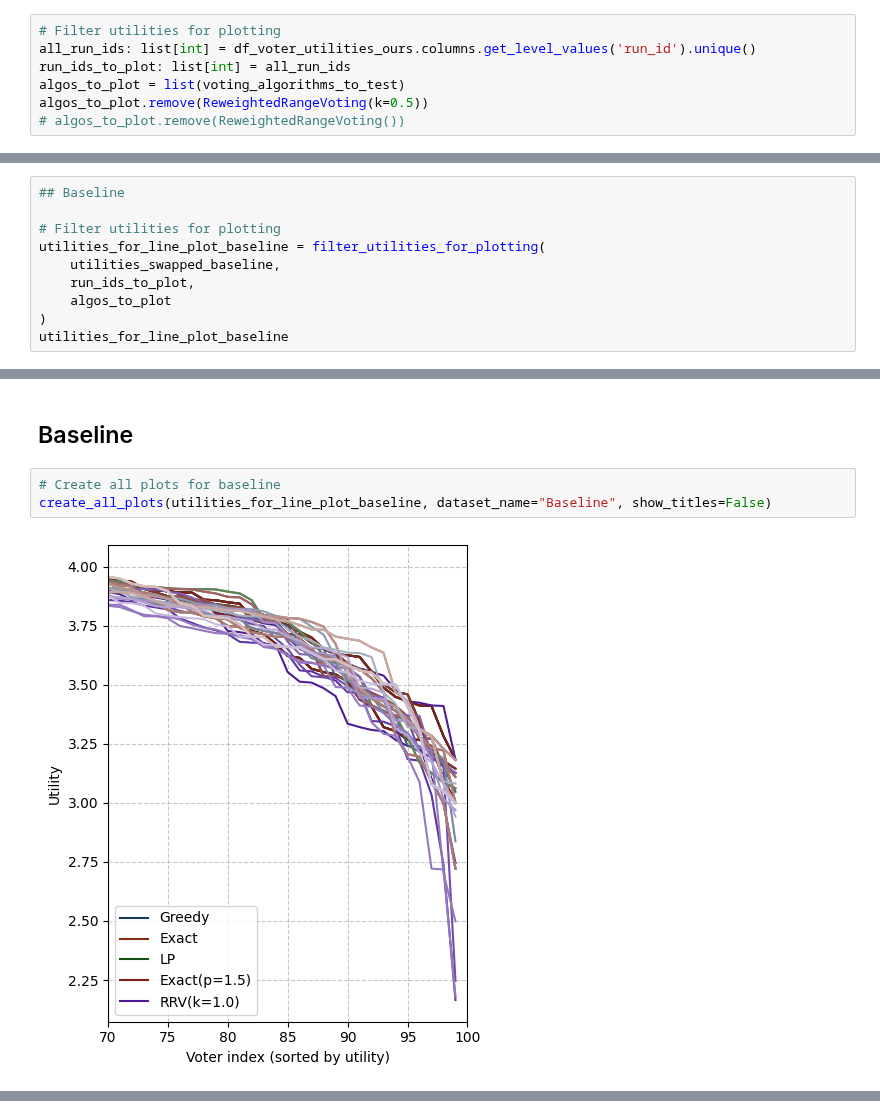
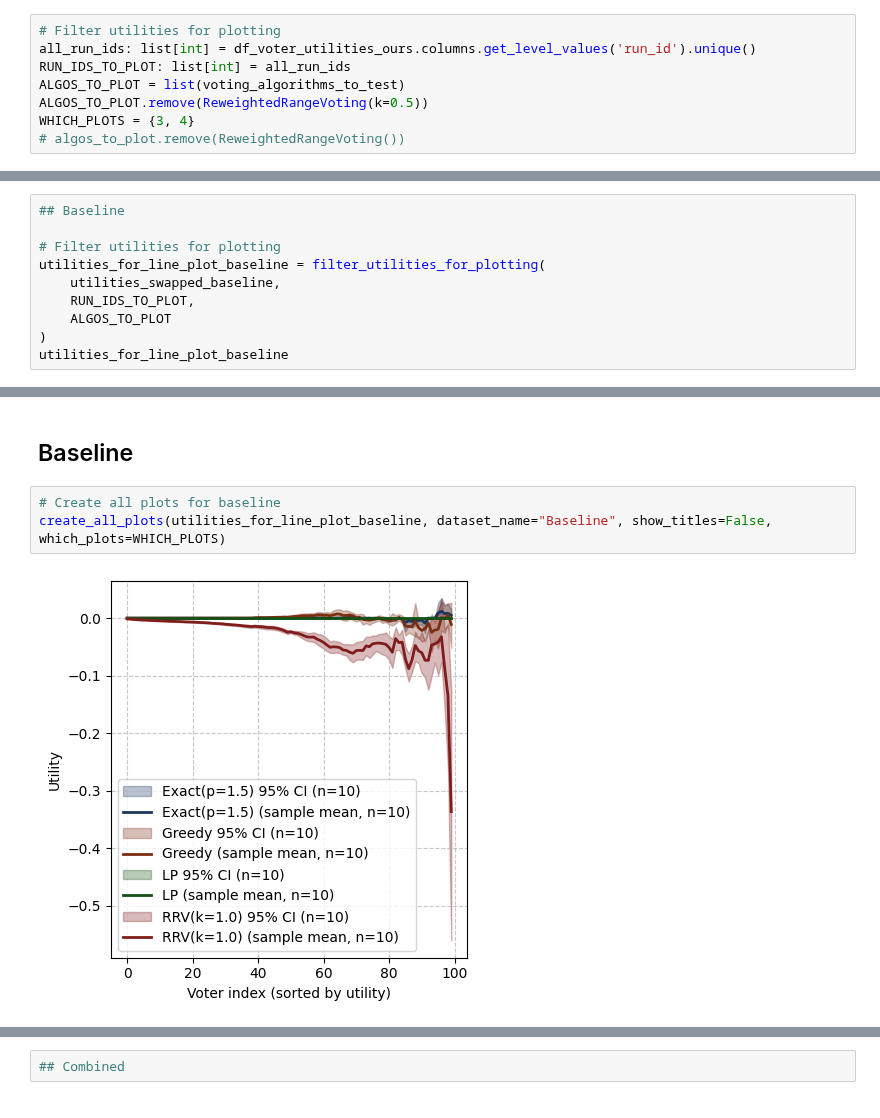
Before and after one commit to aaron-sandoval/generative_social_choice, a Jupyter notebook: generative_social_choice/plots/compare_voting_algs_on_chatbot_data.ipynb, the cells around one changed output, grey strips where cells are left out. Cells and saved outputs as stored; diff of their text form.

```diff
--- a/generative_social_choice/plots/compare_voting_algs_on_chatbot_data.ipynb
+++ b/generative_social_choice/plots/compare_voting_algs_on_chatbot_data.ipynb
@@ -564,9 +567,10 @@ utilities_swapped_baseline
 # %%
 # Filter utilities for plotting
 all_run_ids: list[int] = df_voter_utilities_ours.columns.get_level_values('run_id').unique()
-run_ids_to_plot: list[int] = all_run_ids
-algos_to_plot = list(voting_algorithms_to_test)
-algos_to_plot.remove(ReweightedRangeVoting(k=0.5))
+RUN_IDS_TO_PLOT: list[int] = all_run_ids
+ALGOS_TO_PLOT = list(voting_algorithms_to_test)
+ALGOS_TO_PLOT.remove(ReweightedRangeVoting(k=0.5))
+WHICH_PLOTS = {3, 4}
 # algos_to_plot.remove(ReweightedRangeVoting())
 # %% [markdown]
 
@@ -610,8 +605,8 @@ create_all_plots(utilities_for_line_plot_ours, dataset_name="Our Pipeline", show
 # Filter utilities for plotting
 utilities_for_line_plot_baseline = filter_utilities_for_plotting(
     utilities_swapped_baseline,
-    run_ids_to_plot,
-    algos_to_plot
+    RUN_IDS_TO_PLOT,
+    ALGOS_TO_PLOT
 )
 utilities_for_line_plot_baseline
 # %% [output]
@@ -633,6 +686,6 @@ utilities_for_line_plot_baseline
 ## Baseline
 # %%
 # Create all plots for baseline
-create_all_plots(utilities_for_line_plot_baseline, dataset_name="Baseline", show_titles=False)
+create_all_plots(utilities_for_line_plot_baseline, dataset_name="Baseline", show_titles=False, which_plots=WHICH_PLOTS)
 # %% [output]
-[figure, old version]
+[figure, new version]
@@ -641,0 +693,2 @@ create_all_plots(utilities_for_line_plot_baseline, dataset_name="Baseline", show
+# %%
+## Combined
```
Also changed, not shown: parts of 11 cells of this notebook.
